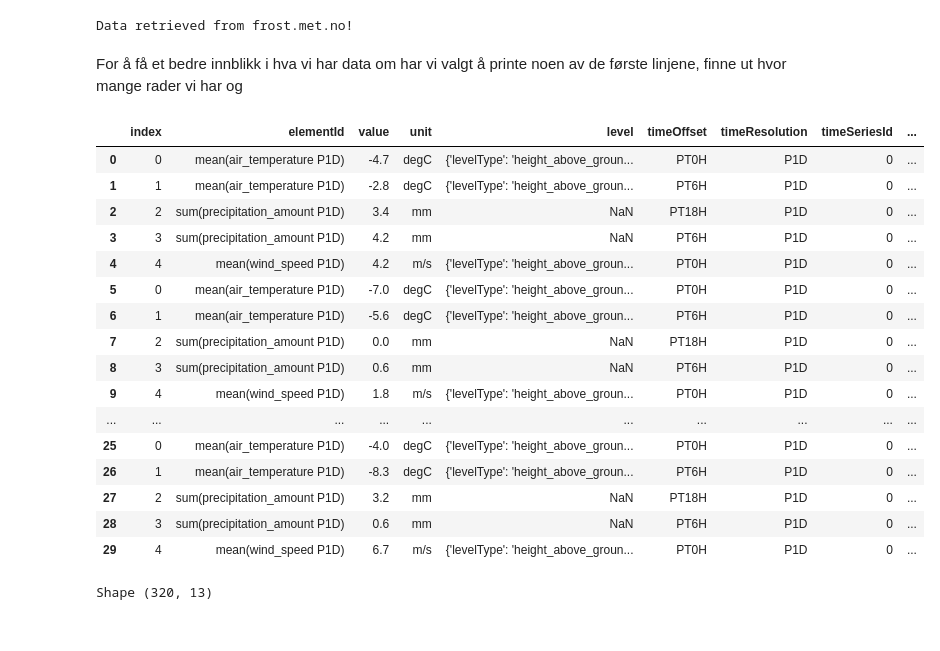
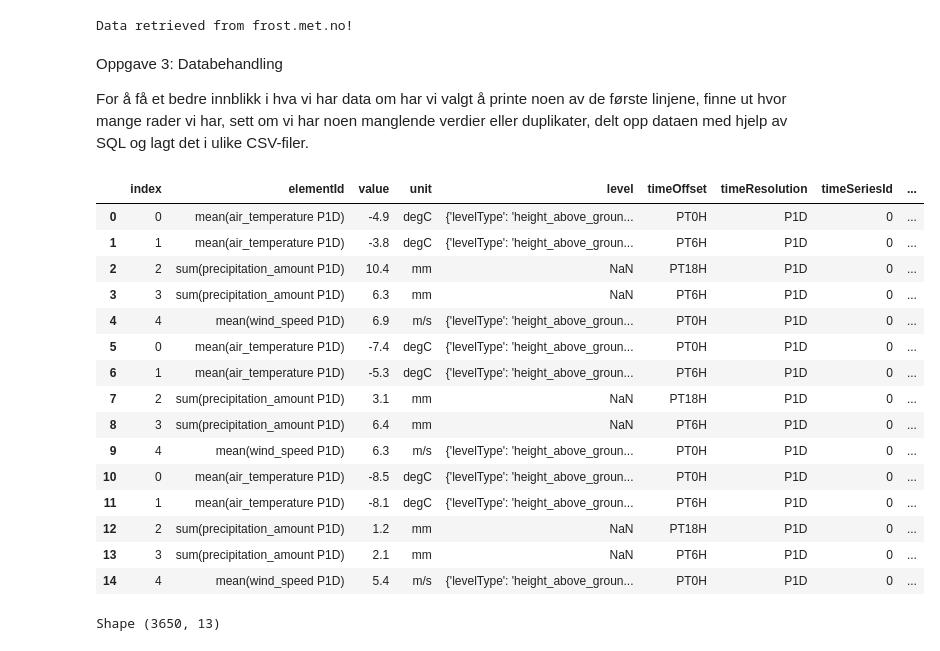
Before and after one commit to Sofihage/Milj-dataanalyse, a Jupyter notebook: notebooks/mappe_del_1.ipynb, the cells around one changed output. Drawn from its saved outputs; the diff is of its cells as text; code cells hidden in the pictures.

```diff
--- a/notebooks/mappe_del_1.ipynb
+++ b/notebooks/mappe_del_1.ipynb
@@ -9,31 +17,25 @@ Oppgave 2: Datainnsamling
 # %% [markdown]
 Vi har lastet ned et datasett fra Metrologisk institutt med api og lagt det under mappen "data" i en JSON-fil. Mer informasjon står under /notebooks/README.md og /data/README.md
 # %%
-# Libraries needed (pandas is not standard and must be installed in Python)
-import requests
-import os
-from dotenv import load_dotenv
-import pandas as pd
-
-# Load environment variables from .env file
+# Laster ned verdiene fra .env file
 load_dotenv()
 
-# Access the environment variables
+# Henter Client_id fra .env
 api_key = os.getenv('API_KEY')
 
-# Define endpoint and parameters
+# definerer endpoint og parametere
 endpoint = 'https://frost.met.no/observations/v0.jsonld'
 parameters = {
     'sources': 'SN18700,SN90450',
     'elements': 'mean(air_temperature P1D),sum(precipitation_amount P1D),mean(wind_speed P1D)',
-    'referencetime': '2025-01-01/2025-02-02',
+    'referencetime': '2024-01-01/2024-12-31',
 }
-# Issue an HTTP GET request
+# Lager en HTTP GET request
 r = requests.get(endpoint, parameters, auth=(api_key,''))
-# Extract JSON data
+# Henter JSON data
 json = r.json()
 
-# Check if the request worked, print out any errors
+# Skjekker om requesten fungerte og printer ut eventuelle feil
 if r.status_code == 200:
     data = json['data']
     print('Data retrieved from frost.met.no!')
@@ -42,7 +44,7 @@ else:
     print('Message: %s' % json['error']['message'])
     print('Reason: %s' % json['error']['reason'])
 
-# This will return a Dataframe with all of the observations in a table format
+# Lagrer dataen i en Dataframe i et tabellformat
 df = pd.DataFrame()
 for i in range(len(data)):
     row = pd.DataFrame(data[i]['observations'])
@@ -54,31 +56,32 @@ df = df.reset_index()
 # %% [output]
 Data retrieved from frost.met.no!
 # %% [markdown]
-For å få et bedre innblikk i hva vi har data om har vi valgt å printe noen av de første linjene, finne ut hvor mange rader vi har og
+Oppgave 3: Databehandling
+
+For å få et bedre innblikk i hva vi har data om har vi valgt å printe noen av de første linjene, finne ut hvor mange rader vi har, sett om vi har noen manglende verdier eller duplikater, delt opp dataen med hjelp av SQL og lagt det i ulike CSV-filer.
 # %%
-#.head(10) printer ut de ti første linjene av datasettet
 #.head() printer ut de fem første
-df.head(30)
+#.head(15) printer ut de ti første linjene av datasettet
+df.head(15)
 # %% [output]
 |  | index | elementId | value | unit | level | timeOffset | timeResolution | timeSeriesId | ... |
-| 0 | 0 | mean(air_temperature P1D) | -4.7 | degC | {'levelType': 'height_above_groun... | PT0H | P1D | 0 | ... |
-| 1 | 1 | mean(air_temperature P1D) | -2.8 | degC | {'levelType': 'height_above_groun... | PT6H | P1D | 0 | ... |
-| 2 | 2 | sum(precipitation_amount P1D) | 3.4 | mm | NaN | PT18H | P1D | 0 | ... |
-| 3 | 3 | sum(precipitation_amount P1D) | 4.2 | mm | NaN | PT6H | P1D | 0 | ... |
-| 4 | 4 | mean(wind_speed P1D) | 4.2 | m/s | {'levelType': 'height_above_groun... | PT0H | P1D | 0 | ... |
-| 5 | 0 | mean(air_temperature P1D) | -7.0 | degC | {'levelType': 'height_above_groun... | PT0H | P1D | 0 | ... |
-| 6 | 1 | mean(air_temperature P1D) | -5.6 | degC | {'levelType': 'height_above_groun... | PT6H | P1D | 0 | ... |
-| 7 | 2 | sum(precipitation_amount P1D) | 0.0 | mm | NaN | PT18H | P1D | 0 | ... |
-| 8 | 3 | sum(precipitation_amount P1D) | 0.6 | mm | NaN | PT6H | P1D | 0 | ... |
-| 9 | 4 | mean(wind_speed P1D) | 1.8 | m/s | {'levelType': 'height_above_groun... | PT0H | P1D | 0 | ... |
-| ... | ... | ... | ... | ... | ... | ... | ... | ... | ... |
-| 25 | 0 | mean(air_temperature P1D) | -4.0 | degC | {'levelType': 'height_above_groun... | PT0H | P1D | 0 | ... |
-| 26 | 1 | mean(air_temperature P1D) | -8.3 | degC | {'levelType': 'height_above_groun... | PT6H | P1D | 0 | ... |
-| 27 | 2 | sum(precipitation_amount P1D) | 3.2 | mm | NaN | PT18H | P1D | 0 | ... |
-| 28 | 3 | sum(precipitation_amount P1D) | 0.6 | mm | NaN | PT6H | P1D | 0 | ... |
-| 29 | 4 | mean(wind_speed P1D) | 6.7 | m/s | {'levelType': 'height_above_groun... | PT0H | P1D | 0 | ... |
+| 0 | 0 | mean(air_temperature P1D) | -4.9 | degC | {'levelType': 'height_above_groun... | PT0H | P1D | 0 | ... |
+| 1 | 1 | mean(air_temperature P1D) | -3.8 | degC | {'levelType': 'height_above_groun... | PT6H | P1D | 0 | ... |
+| 2 | 2 | sum(precipitation_amount P1D) | 10.4 | mm | NaN | PT18H | P1D | 0 | ... |
+| 3 | 3 | sum(precipitation_amount P1D) | 6.3 | mm | NaN | PT6H | P1D | 0 | ... |
+| 4 | 4 | mean(wind_speed P1D) | 6.9 | m/s | {'levelType': 'height_above_groun... | PT0H | P1D | 0 | ... |
+| 5 | 0 | mean(air_temperature P1D) | -7.4 | degC | {'levelType': 'height_above_groun... | PT0H | P1D | 0 | ... |
+| 6 | 1 | mean(air_temperature P1D) | -5.3 | degC | {'levelType': 'height_above_groun... | PT6H | P1D | 0 | ... |
+| 7 | 2 | sum(precipitation_amount P1D) | 3.1 | mm | NaN | PT18H | P1D | 0 | ... |
+| 8 | 3 | sum(precipitation_amount P1D) | 6.4 | mm | NaN | PT6H | P1D | 0 | ... |
+| 9 | 4 | mean(wind_speed P1D) | 6.3 | m/s | {'levelType': 'height_above_groun... | PT0H | P1D | 0 | ... |
+| 10 | 0 | mean(air_temperature P1D) | -8.5 | degC | {'levelType': 'height_above_groun... | PT0H | P1D | 0 | ... |
+| 11 | 1 | mean(air_temperature P1D) | -8.1 | degC | {'levelType': 'height_above_groun... | PT6H | P1D | 0 | ... |
+| 12 | 2 | sum(precipitation_amount P1D) | 1.2 | mm | NaN | PT18H | P1D | 0 | ... |
+| 13 | 3 | sum(precipitation_amount P1D) | 2.1 | mm | NaN | PT6H | P1D | 0 | ... |
+| 14 | 4 | mean(wind_speed P1D) | 5.4 | m/s | {'levelType': 'height_above_groun... | PT0H | P1D | 0 | ... |
 # %%
 #.shape printer ut hvor mange rader og rekker vi har
 print('Shape', df.shape)
 # %% [output]
-Shape (320, 13)
+Shape (3650, 13)
```
Also changed, not shown: parts of 6 cells of this notebook, 5 other files.
